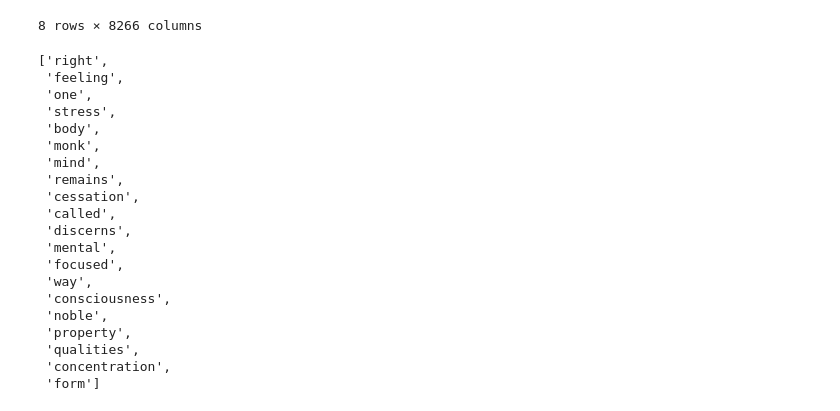
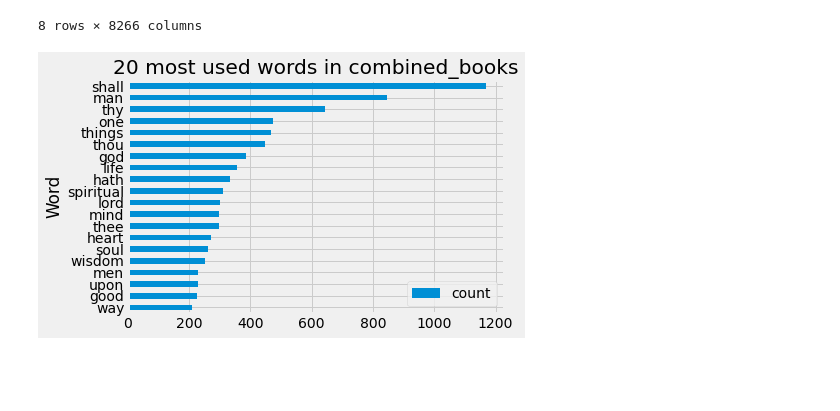
Before and after one commit to khkwong/datahacks2021, a Jupyter notebook: beginner_track.ipynb, the cells around one changed output. Cells and saved outputs as stored; diff of their text form; code cells hidden in the pictures; blank space fills up the shorter version.

Commit message:
finished 20 most common words

```diff
--- a/beginner_track.ipynb
+++ b/beginner_track.ipynb
@@ -21,6 +42,7 @@ Task Document
 import pandas as pd
 import numpy as np
 import matplotlib.pyplot as plt
+plt.style.use('fivethirtyeight')
 # %%
 # read data
 
@@ -64,34 +71,37 @@ data_work_combined
 | Upanishad | 0 | 0 | 0 | 0 | 0 | 3 | 1 | 0 | 1 | 0 | ... |
 | YogaSutra | 0 | 2 | 1 | 0 | 0 | 0 | 0 | 1 | 0 | 0 | ... |
 8 rows × 8266 columns
-# %%
-def find_20_max(title):
-    lst = []
-    data_copy = data_work_combined.copy()
-    for i in range(20):
-        temp_max = data_copy.loc[title].idxmax()
-        lst += [temp_max]
-        data_copy = data_copy.drop(columns=[temp_max])
-    return lst
-find_20_max("Buddhism")
-# %% [output]
-['right',
- 'feeling',
- 'one',
- 'stress',
- 'body',
- 'monk',
- 'mind',
- 'remains',
- 'cessation',
- 'called',
- 'discerns',
- 'mental',
- 'focused',
- 'way',
- 'consciousness',
- 'noble',
- 'property',
- 'qualities',
- 'concentration',
- 'form']
+# %%
+# function that plots in a bar graph the 20 most used words in the given book
+def find_20_max(title):
+    lst_word = []
+    lst_count = []
+    data_copy = data_work_combined.copy()
+    df = pd.DataFrame()
+    for i in range(20):
+        temp_max_word = data_copy.loc[title].idxmax()
+        temp_max = data_copy.loc[title].max()
+        lst_word += [temp_max_word]
+        lst_count += [temp_max]
+        data_copy = data_copy.drop(columns=[temp_max_word])
+    df = df.assign(
+        Word = lst_word,
+        count = lst_count
+    ).sort_values(by='count')
+    df.plot(kind='barh',x='Word',title='20 most used words in ' + title)
+
+# the twenty most common words for all the 8 books
+# title_lst = list(data_work_combined.reset_index().get('Title'))
+# for title in title_lst:
+#     find_20_max(title)
+# %%
+# top words that appear in all books combined
+
+all_books = data_work_combined.reset_index()
+all_books = all_books.assign(
+    Title = all_books.get('Title').apply(lambda title: "combined_books")
+).groupby('Title').sum()
+data_work_combined = data_work_combined.append(all_books)
+all_books_20 = find_20_max('combined_books')
+# %% [output]
+[figure, added]
```
Also changed, not shown: parts of 5 cells of this notebook.
